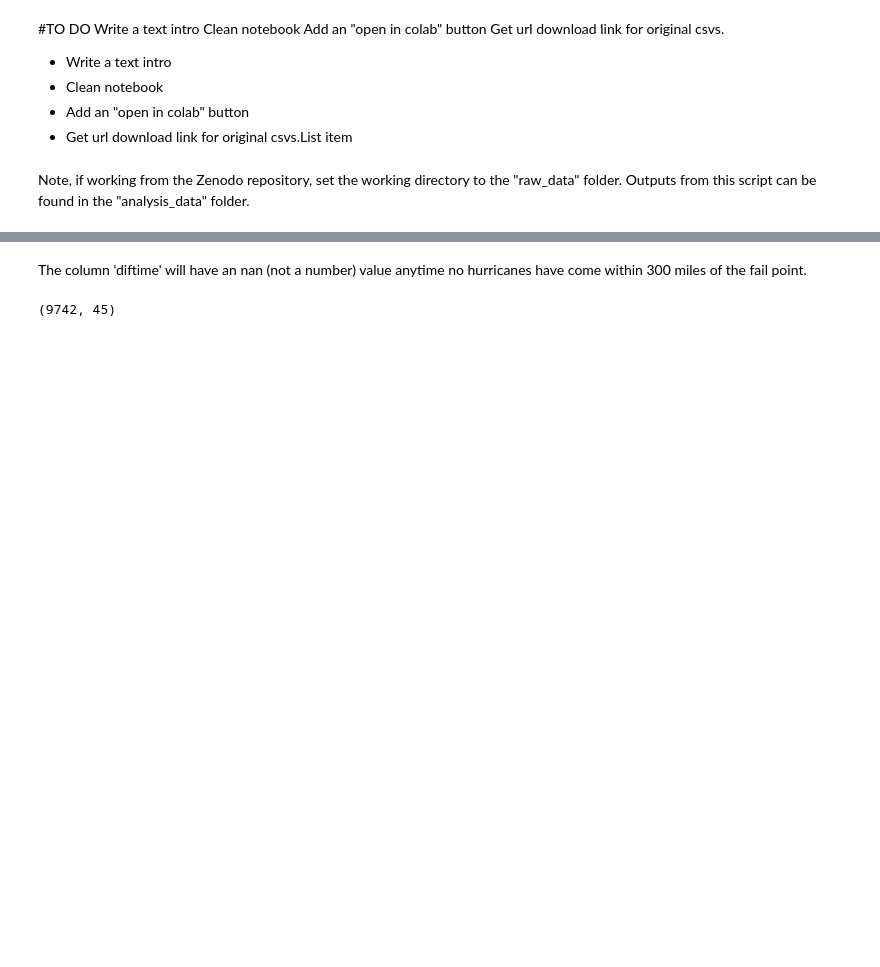
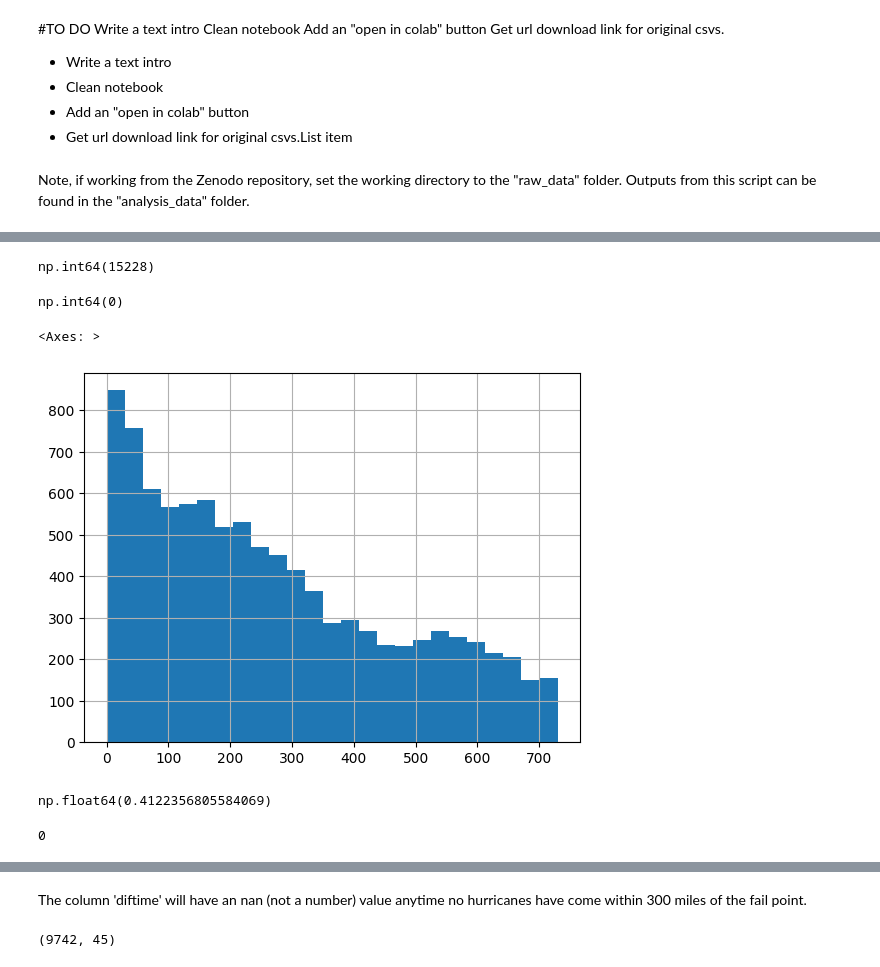
Before and after one commit to LizCarter492/TCPipeline, a Jupyter notebook: code/1_formatData.ipynb, the cells around one changed output, grey strips where cells are left out. Cells and saved outputs as stored; diff of their text form; code cells hidden in the pictures; blank space fills up the shorter version.

```diff
--- a/code/1_formatData.ipynb
+++ b/code/1_formatData.ipynb
@@ -40,5 +40,5 @@ os.chdir('../raw_data')
 # %% [markdown]
 Note, if working from the Zenodo repository, set the working directory to the "raw_data" folder. Outputs from this script can be found in the "analysis_data" folder.
 # %%
-a =pd.read_csv('pipeline_failures_storm.csv', low_memory=False)
+a =pd.read_csv('../analysis_data/pipeline_failures_storm.csv', low_memory=False)
 a.DATE = pd.to_datetime(a.DATE)
@@ -44,0 +57,24 @@ a.DATE = pd.to_datetime(a.DATE)
+# %%
+nan_count = a['diftime'].isna().sum()
+nan_count
+# %% [output]
+np.int64(15228)
+# %%
+nan_count = a['CAUSE'].isna().sum()
+nan_count
+# %% [output]
+np.int64(0)
+# %%
+a.diftime.hist(bins = 25)
+# %% [output]
+<Axes: >
+[figure, added]
+# %%
+count = (a['diftime'] < 180).sum()/ a.diftime.dropna().shape[0]
+count
+# %% [output]
+np.float64(0.4122356805584069)
+# %%
+a[(a['lat'].notna()) & (a['CAUSE'].isna())].shape[0]
+# %% [output]
+0
```
Also changed, not shown: parts of 25 cells of this notebook, 12 other files.
